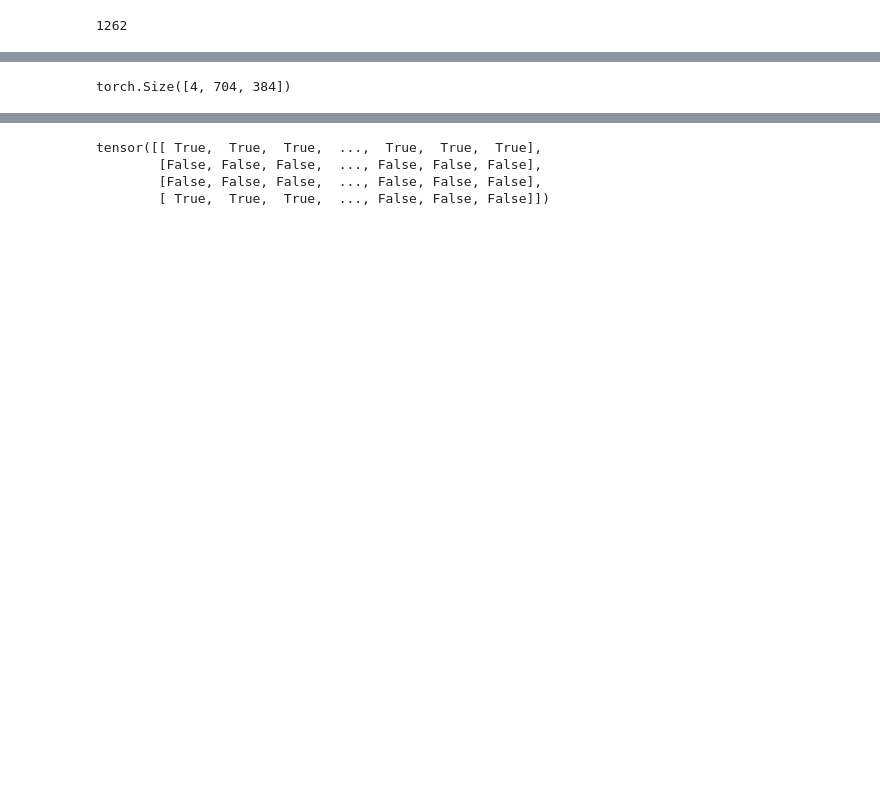
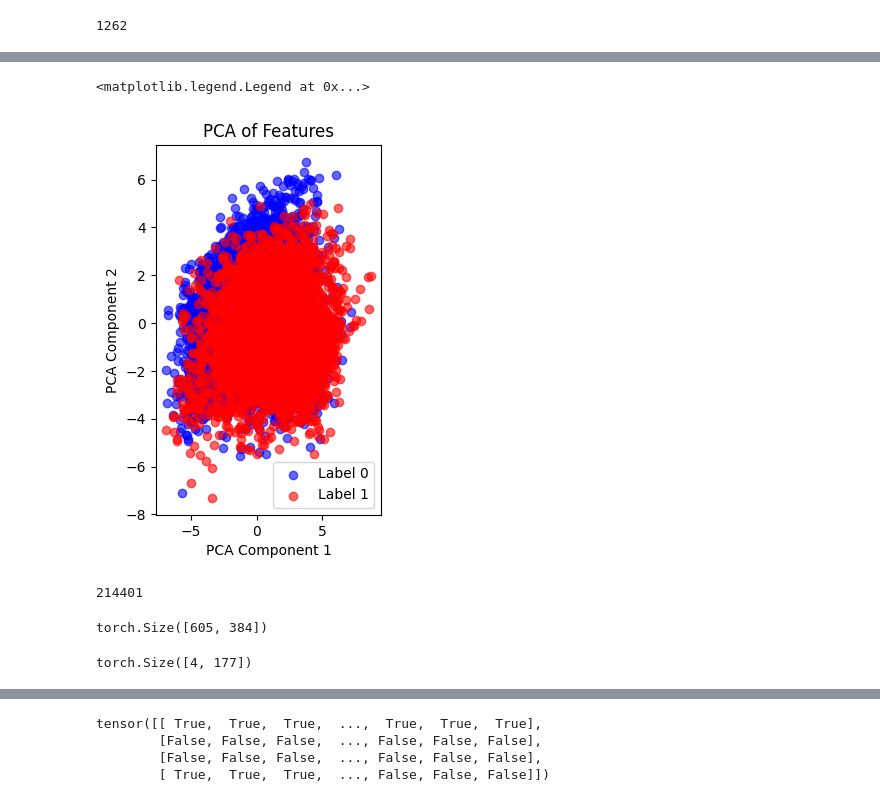
Before and after one commit to sirrus98/uni2ts, a Jupyter notebook: example/dataloader_test.ipynb, the cells around one changed output, grey strips where cells are left out. Cells and saved outputs as stored; diff of their text form; code cells hidden in the pictures; blank space fills up the shorter version.

Commit message:
per channel annotation

```diff
--- a/example/dataloader_test.ipynb
+++ b/example/dataloader_test.ipynb
@@ -186,18 +389,47 @@ label torch.Size([4, 177])
+# %%
+plt.subplot(1, 2, 1)
+plt.scatter(pca_result[labels == 0, 1], pca_result[labels == 0, 2], label='Label 0', alpha=0.6, c='blue')
+plt.scatter(pca_result[labels == 1, 1], pca_result[labels == 1, 2], label='Label 1', alpha=0.6, c='red')
+plt.title('PCA of Features')
+plt.xlabel('PCA Component 1')
+plt.ylabel('PCA Component 2')
+plt.legend()
+# %% [output]
+<matplotlib.legend.Legend at 0x...>
+[figure, added]
+# %%
+len(features)
+# %% [output]
+214401
 # %%
 import torch
 
 # Example data tensor (batch, channel, feature)
 data = encoded_rep
+# Example mask tensor (batch, channel)
+mask = sample_id.to(dtype = torch.bool)  # Mask with 0 or 1
 
-# Example mask tensor (batch, channel)
-mask = sample_id  # Mask with 0 or 1
+unmasked_data = []
+for batch_n in range(data.shape[0]):
+    dt = data[batch_n][mask[batch_n]]
+    t_id = time_id[batch_n][mask[batch_n]]
+    reformatted = rearrange(dt, '(s t) f -> s t f', t=t_id[-1]+1)
+    pooled = reformatted.mean(dim=0)
+    unmasked_data.append(pooled)
+
+torch.concat(unmasked_data, dim=0).shape
+
 
 # Reshape the mask to (batch, channel, 1) to match the feature dimension
-mask = mask.unsqueeze(-1)  # Shape becomes (batch, channel, 1)
-
-# Apply the mask to the data tensor
-# If mask is 1, keep the data; if mask is 0, zero out the data
-reverted_data = data * mask
-reverted_data.shape
+# mask = mask.unsqueeze(-1)  # Shape becomes (batch, channel, 1)
+#
+# # Apply the mask to the data tensor
+# # If mask is 1, keep the data; if mask is 0, zero out the data
+# reverted_data = data * mask
+# reverted_data.shape
 # %% [output]
-torch.Size([4, 704, 384])
+torch.Size([605, 384])
+# %%
+label.shape
+# %% [output]
+torch.Size([4, 177])
```
Also changed, not shown: parts of 31 cells of this notebook, 4 other files.
